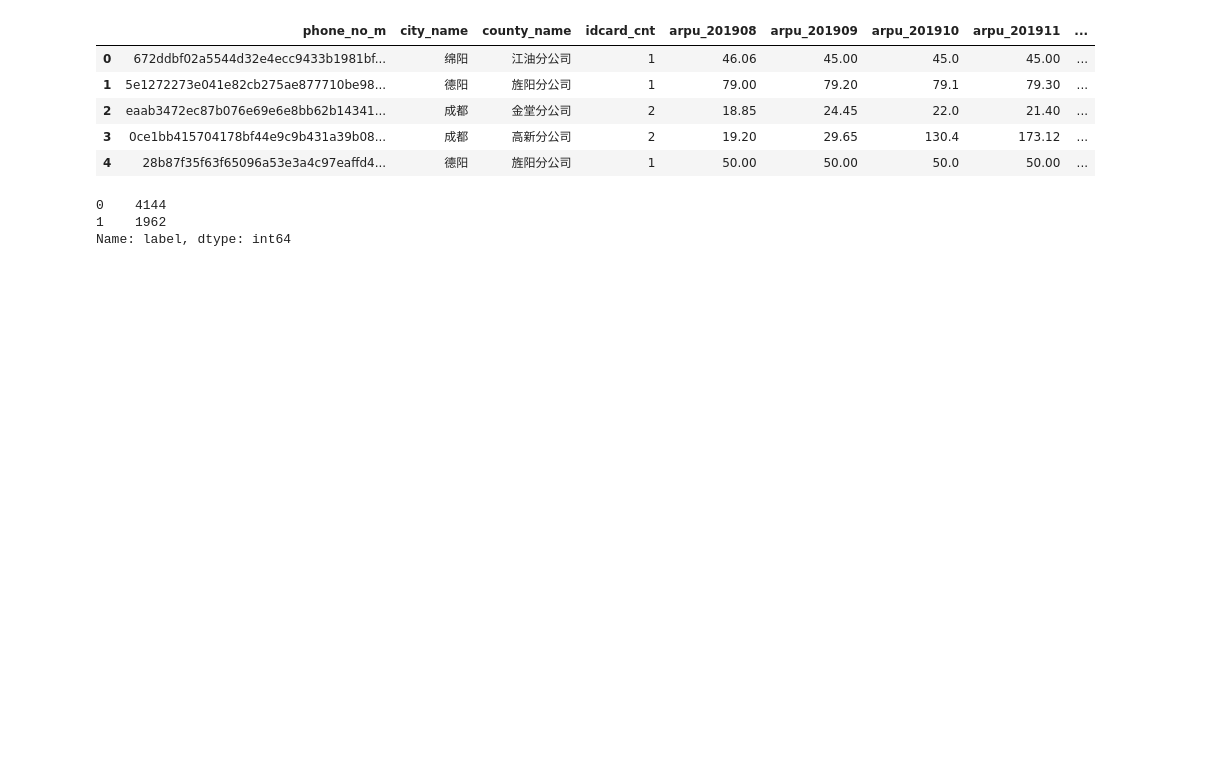
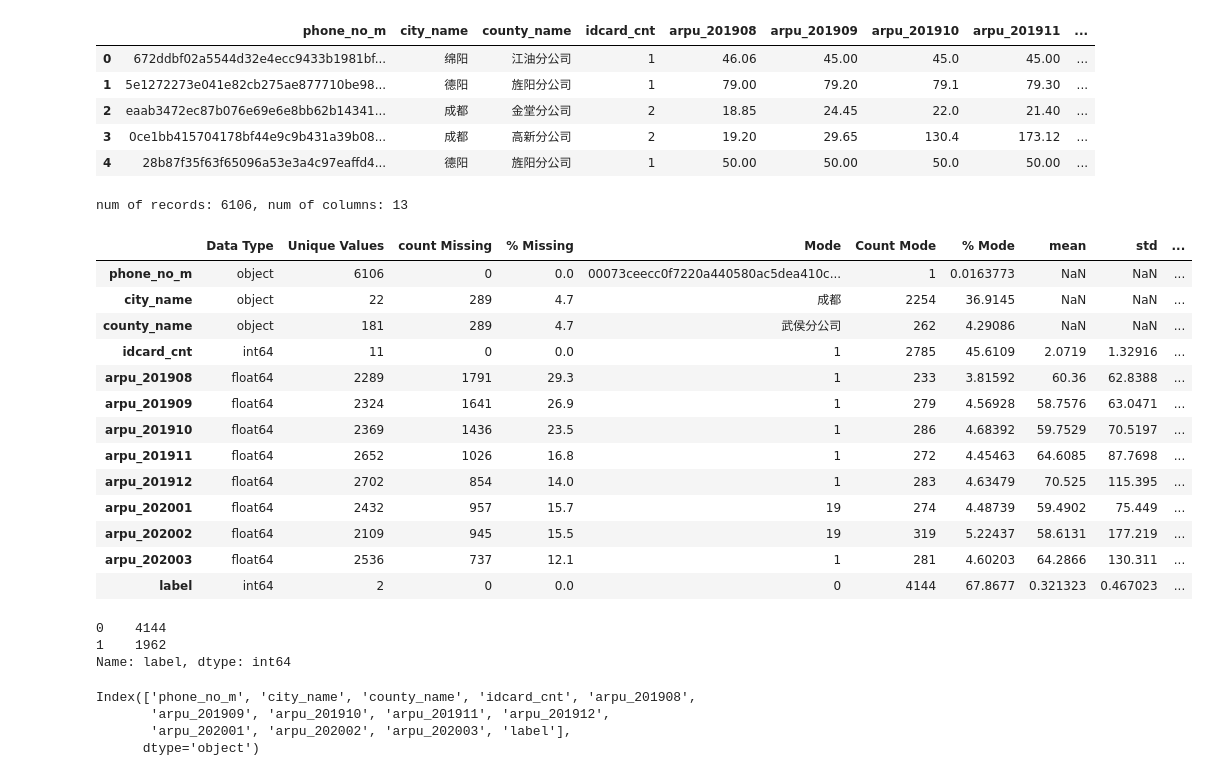
Before and after one commit to mayi140611/myappsexlib, a Jupyter notebook: a_0526_0710_sichuan_fraudtel_detection/0EDA.ipynb, the cells around one changed output. Saved outputs shown, nothing was run; the diff lists cells and outputs as text; code cells hidden in the pictures; blank space fills up the shorter version.

```diff
--- a/a_0526_0710_sichuan_fraudtel_detection/0EDA.ipynb
+++ b/a_0526_0710_sichuan_fraudtel_detection/0EDA.ipynb
@@ -130,9 +137,34 @@ train_user.head()
 | 2 | eaab3472ec87b076e69e6e8bb62b14341... | 成都 | 金堂分公司 | 2 | 18.85 | 24.45 | 22.0 | 21.40 | ... |
 | 3 | 0ce1bb415704178bf44e9c9b431a39b08... | 成都 | 高新分公司 | 2 | 19.20 | 29.65 | 130.4 | 173.12 | ... |
 | 4 | 28b87f35f63f65096a53e3a4c97eaffd4... | 德阳 | 旌阳分公司 | 1 | 50.00 | 50.00 | 50.0 | 50.00 | ... |
+# %%
+describe(train_user)
+# %% [output]
+num of records: 6106, num of columns: 13
+|  | Data Type | Unique Values | count Missing | % Missing | Mode | Count Mode | % Mode | mean | std | ... |
+| phone_no_m | object | 6106 | 0 | 0.0 | 00073ceecc0f7220a440580ac5dea410c... | 1 | 0.0163773 | NaN | NaN | ... |
+| city_name | object | 22 | 289 | 4.7 | 成都 | 2254 | 36.9145 | NaN | NaN | ... |
+| county_name | object | 181 | 289 | 4.7 | 武侯分公司 | 262 | 4.29086 | NaN | NaN | ... |
+| idcard_cnt | int64 | 11 | 0 | 0.0 | 1 | 2785 | 45.6109 | 2.0719 | 1.32916 | ... |
+| arpu_201908 | float64 | 2289 | 1791 | 29.3 | 1 | 233 | 3.81592 | 60.36 | 62.8388 | ... |
+| arpu_201909 | float64 | 2324 | 1641 | 26.9 | 1 | 279 | 4.56928 | 58.7576 | 63.0471 | ... |
+| arpu_201910 | float64 | 2369 | 1436 | 23.5 | 1 | 286 | 4.68392 | 59.7529 | 70.5197 | ... |
+| arpu_201911 | float64 | 2652 | 1026 | 16.8 | 1 | 272 | 4.45463 | 64.6085 | 87.7698 | ... |
+| arpu_201912 | float64 | 2702 | 854 | 14.0 | 1 | 283 | 4.63479 | 70.525 | 115.395 | ... |
+| arpu_202001 | float64 | 2432 | 957 | 15.7 | 19 | 274 | 4.48739 | 59.4902 | 75.449 | ... |
+| arpu_202002 | float64 | 2109 | 945 | 15.5 | 19 | 319 | 5.22437 | 58.6131 | 177.219 | ... |
+| arpu_202003 | float64 | 2536 | 737 | 12.1 | 1 | 281 | 4.60203 | 64.2866 | 130.311 | ... |
+| label | int64 | 2 | 0 | 0.0 | 0 | 4144 | 67.8677 | 0.321323 | 0.467023 | ... |
 # %%
 train_user.label.value_counts()
 # %% [output]
 0    4144
 1    1962
 Name: label, dtype: int64
+# %%
+train_user.columns
+# %% [output]
+Index(['phone_no_m', 'city_name', 'county_name', 'idcard_cnt', 'arpu_201908',
+       'arpu_201909', 'arpu_201910', 'arpu_201911', 'arpu_201912',
+       'arpu_202001', 'arpu_202002', 'arpu_202003', 'label'],
+      dtype='object')
```
Also changed, not shown: parts of 24 cells of this notebook, 30 other files.
